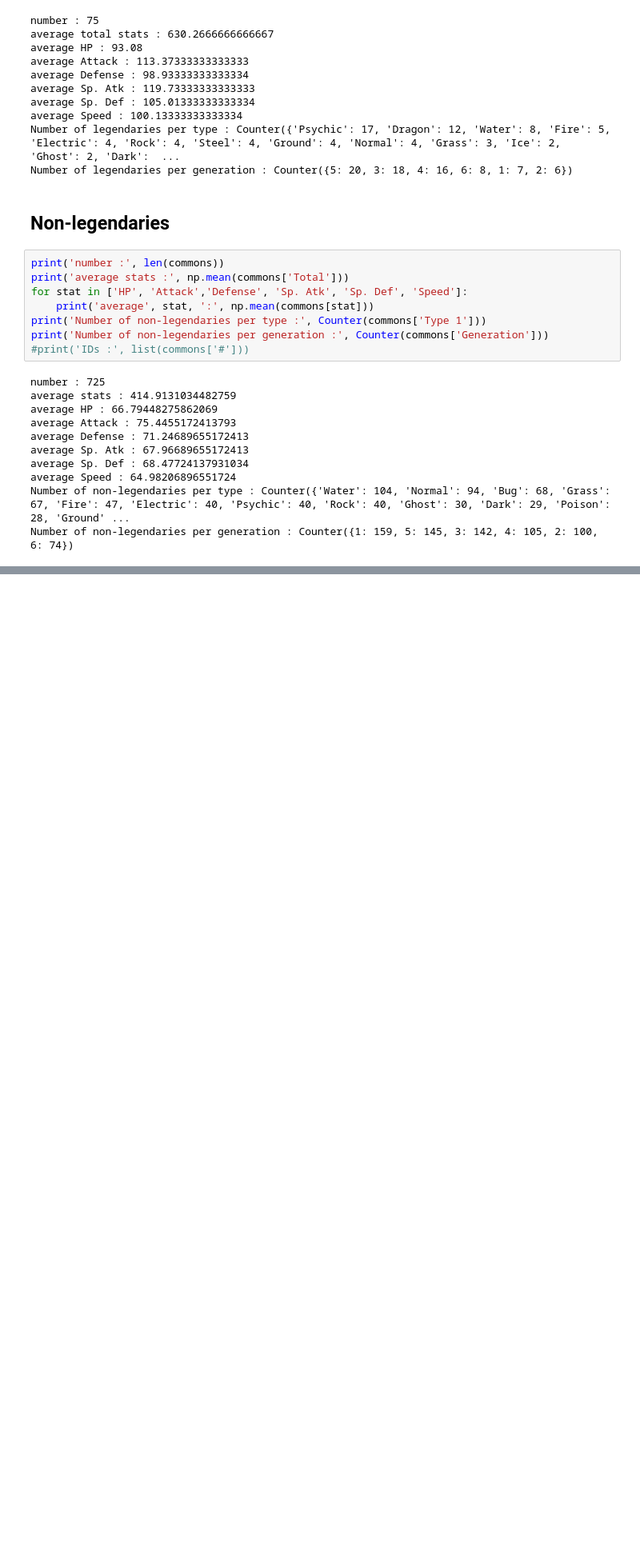
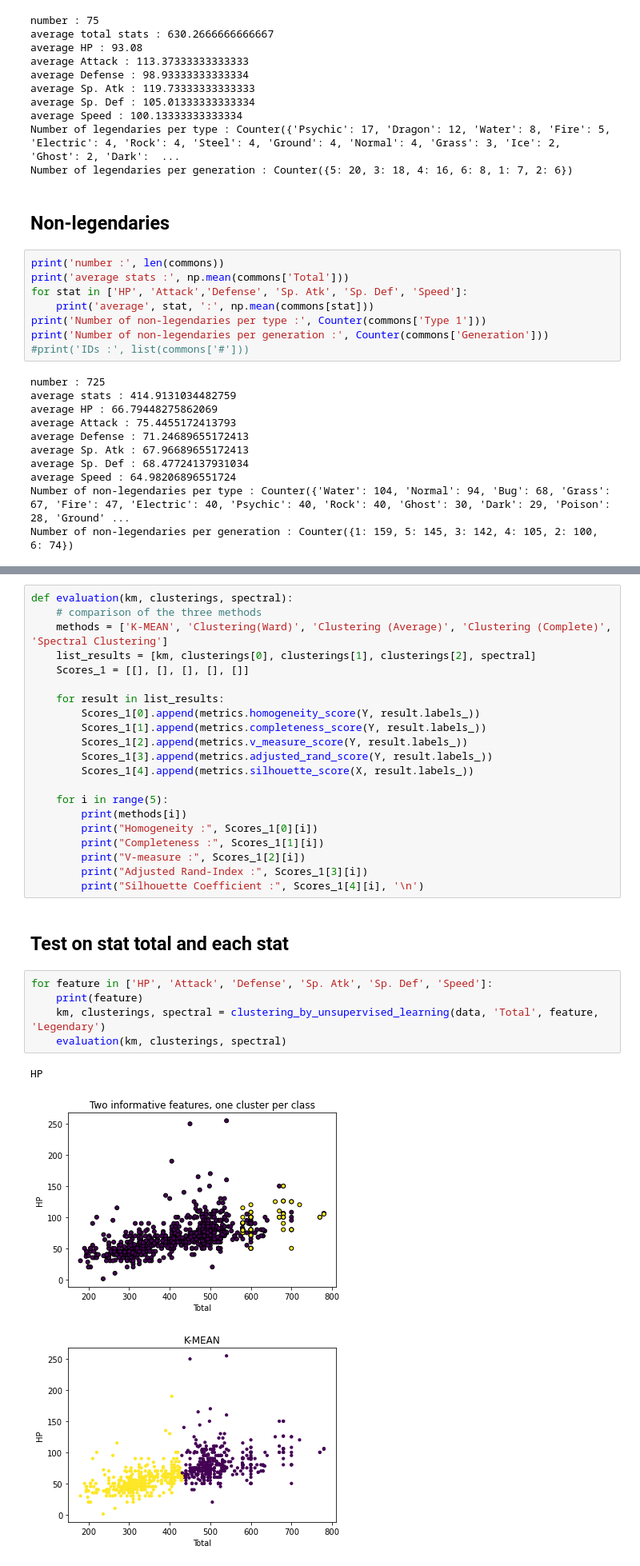
Before and after one commit to LiamLeGoffic/SPLEX_Project, a Jupyter notebook: TEST.ipynb, the cells around one changed output, grey strips where cells are left out. Shown at 80% size. Cells and saved outputs as stored; diff of their text form; blank space fills up the shorter version.

```diff
--- a/TEST.ipynb
+++ b/TEST.ipynb
@@ -66,0 +188,32 @@ Number of non-legendaries per generation : Counter({1: 159, 5: 145, 3: 142, 4: 1
+# %%
+def evaluation(km, clusterings, spectral):
+    # comparison of the three methods
+    methods = ['K-MEAN', 'Clustering(Ward)', 'Clustering (Average)', 'Clustering (Complete)', 'Spectral Clustering']
+    list_results = [km, clusterings[0], clusterings[1], clusterings[2], spectral]
+    Scores_1 = [[], [], [], [], []]
+
+    for result in list_results:
+        Scores_1[0].append(metrics.homogeneity_score(Y, result.labels_))
+        Scores_1[1].append(metrics.completeness_score(Y, result.labels_))
+        Scores_1[2].append(metrics.v_measure_score(Y, result.labels_))
+        Scores_1[3].append(metrics.adjusted_rand_score(Y, result.labels_))
+        Scores_1[4].append(metrics.silhouette_score(X, result.labels_))
+
+    for i in range(5):
+        print(methods[i])
+        print("Homogeneity :", Scores_1[0][i])
+        print("Completeness :", Scores_1[1][i])
+        print("V-measure :", Scores_1[2][i])
+        print("Adjusted Rand-Index :", Scores_1[3][i])
+        print("Silhouette Coefficient :", Scores_1[4][i], '\n')
+# %% [markdown]
+## Test on stat total and each stat
+# %%
+for feature in ['HP', 'Attack', 'Defense', 'Sp. Atk', 'Sp. Def', 'Speed']:
+    print(feature)
+    km, clusterings, spectral = clustering_by_unsupervised_learning(data, 'Total', feature, 'Legendary')
+    evaluation(km, clusterings, spectral)
+# %% [output]
+HP
+[figure, added]
+[figure, added]
```
Also changed, not shown: parts of 13 cells of this notebook, 2 other files.
